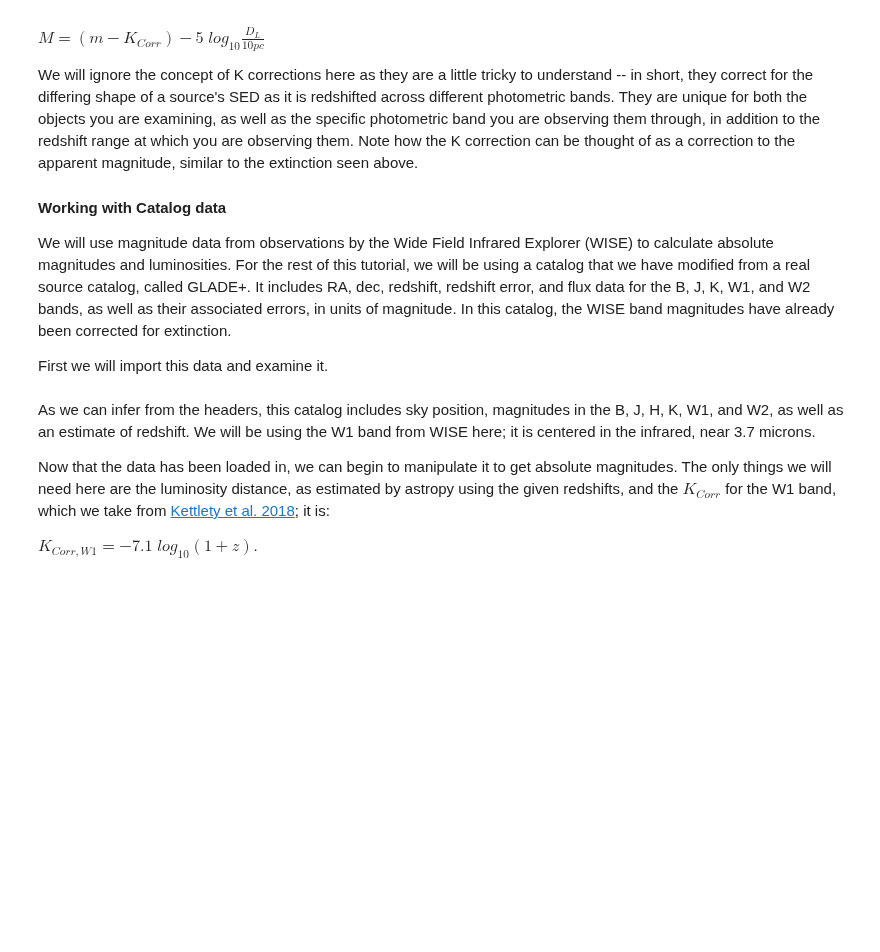
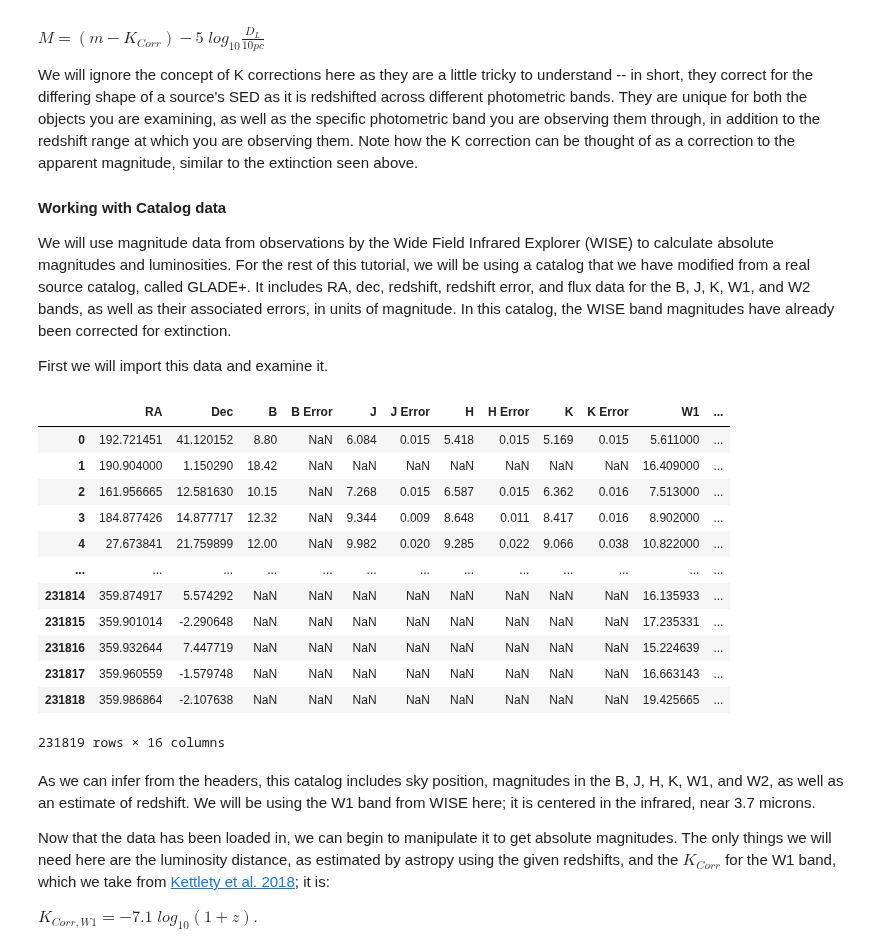
Before and after one commit to ridha-mm/EMITSummerSchool, a Jupyter notebook: em_data_wrangling_tutorial/EMIT_EM_data_wrangling.ipynb, the cells around one changed output. Cells and saved outputs as stored; diff of their text form; code cells hidden in the pictures; blank space fills up the shorter version.

```diff
--- a/em_data_wrangling_tutorial/EMIT_EM_data_wrangling.ipynb
+++ b/em_data_wrangling_tutorial/EMIT_EM_data_wrangling.ipynb
@@ -413,8 +464,22 @@ First we will import this data and examine it.
 # %%
 import numpy as np
 import pandas as pd
-glade = pd.read_csv('glade_cat.csv',delimiter=',')
+glade = pd.read_csv('em_data_wrangling_tutorial/GLADE_cat.csv',delimiter=',')
 glade
+# %% [output]
+|  | RA | Dec | B | B Error | J | J Error | H | H Error | K | K Error | W1 | ... |
+| 0 | 192.721451 | 41.120152 | 8.80 | NaN | 6.084 | 0.015 | 5.418 | 0.015 | 5.169 | 0.015 | 5.611000 | ... |
+| 1 | 190.904000 | 1.150290 | 18.42 | NaN | NaN | NaN | NaN | NaN | NaN | NaN | 16.409000 | ... |
+| 2 | 161.956665 | 12.581630 | 10.15 | NaN | 7.268 | 0.015 | 6.587 | 0.015 | 6.362 | 0.016 | 7.513000 | ... |
+| 3 | 184.877426 | 14.877717 | 12.32 | NaN | 9.344 | 0.009 | 8.648 | 0.011 | 8.417 | 0.016 | 8.902000 | ... |
+| 4 | 27.673841 | 21.759899 | 12.00 | NaN | 9.982 | 0.020 | 9.285 | 0.022 | 9.066 | 0.038 | 10.822000 | ... |
+| ... | ... | ... | ... | ... | ... | ... | ... | ... | ... | ... | ... | ... |
+| 231814 | 359.874917 | 5.574292 | NaN | NaN | NaN | NaN | NaN | NaN | NaN | NaN | 16.135933 | ... |
+| 231815 | 359.901014 | -2.290648 | NaN | NaN | NaN | NaN | NaN | NaN | NaN | NaN | 17.235331 | ... |
+| 231816 | 359.932644 | 7.447719 | NaN | NaN | NaN | NaN | NaN | NaN | NaN | NaN | 15.224639 | ... |
+| 231817 | 359.960559 | -1.579748 | NaN | NaN | NaN | NaN | NaN | NaN | NaN | NaN | 16.663143 | ... |
+| 231818 | 359.986864 | -2.107638 | NaN | NaN | NaN | NaN | NaN | NaN | NaN | NaN | 19.425665 | ... |
+231819 rows × 16 columns
 # %% [markdown]
 As we can infer from the headers, this catalog includes sky position, magnitudes in the B, J, H, K, W1, and W2, as well as an estimate of redshift. We will be using the W1 band from WISE here; it is centered in the infrared, near 3.7 microns.
 
```
Also changed, not shown: parts of 42 cells of this notebook.
